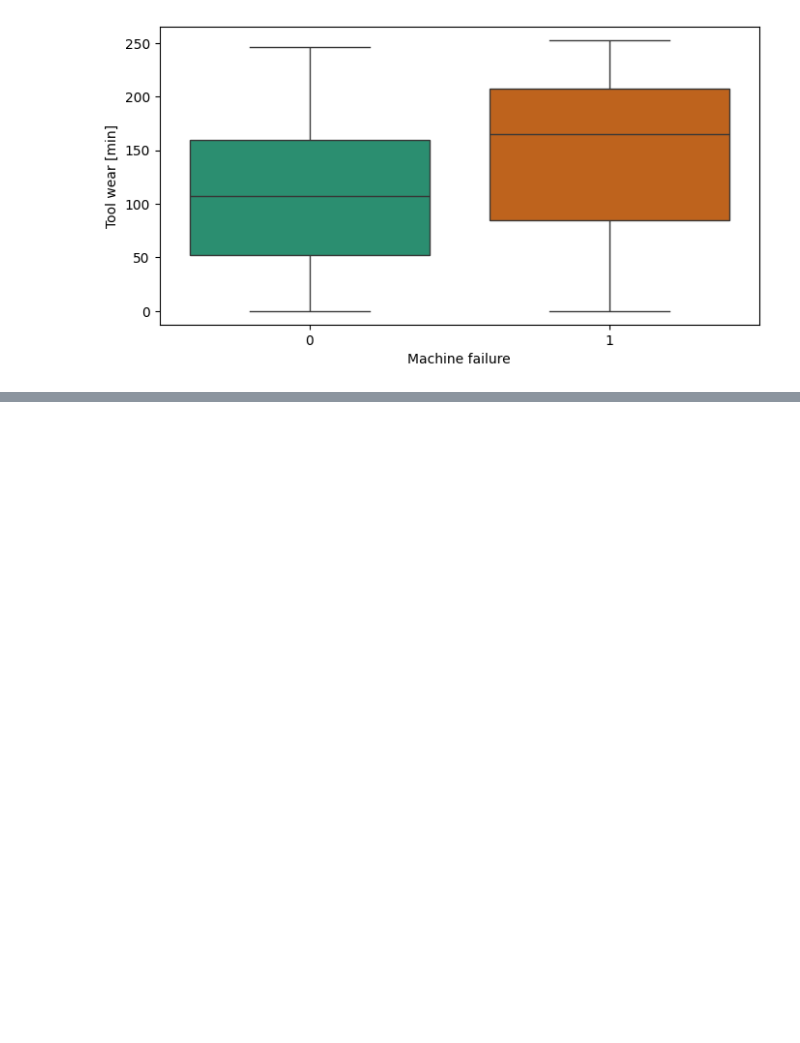
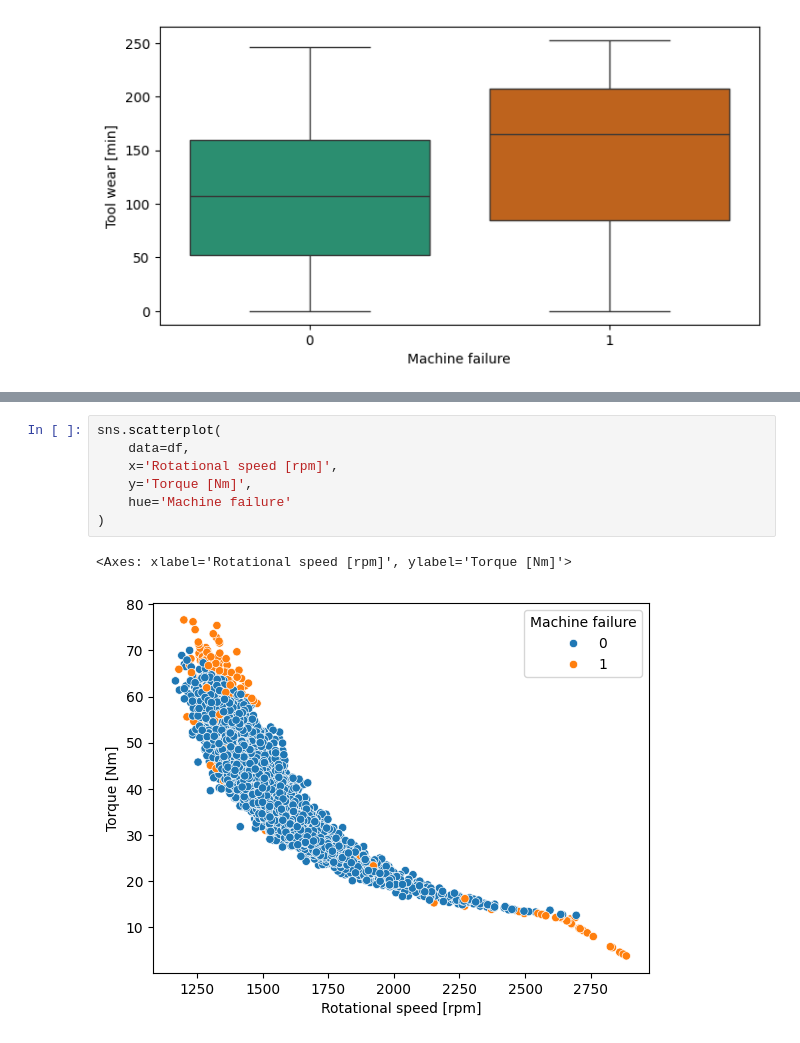
Before and after one commit to yashbhatt0508/Predictive-Maintainance, a Jupyter notebook: predictive_maintainance.ipynb, the cells around one changed output, grey strips where cells are left out. Saved outputs shown, nothing was run; the diff lists cells and outputs as text; blank space fills up the shorter version.

```diff
--- a/predictive_maintainance.ipynb
+++ b/predictive_maintainance.ipynb
@@ -285,0 +356,10 @@ total wear v machine failure , machine failure 0s and 1s median are very differe
+# %%
+sns.scatterplot(
+    data=df,
+    x='Rotational speed [rpm]',
+    y='Torque [Nm]',
+    hue='Machine failure'
+)
+# %% [output]
+<Axes: xlabel='Rotational speed [rpm]', ylabel='Torque [Nm]'>
+[figure, added]
```
Also changed, not shown: parts of 50 cells of this notebook.
